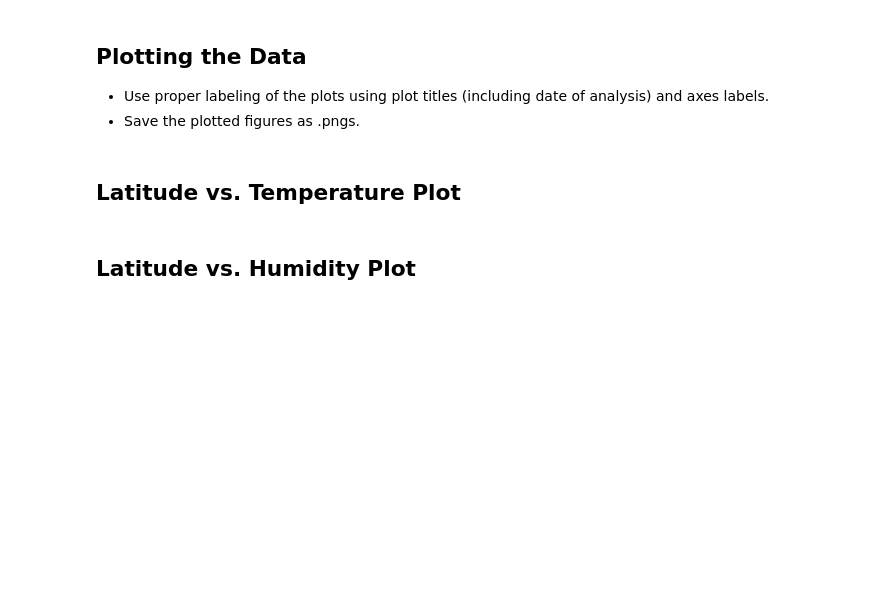
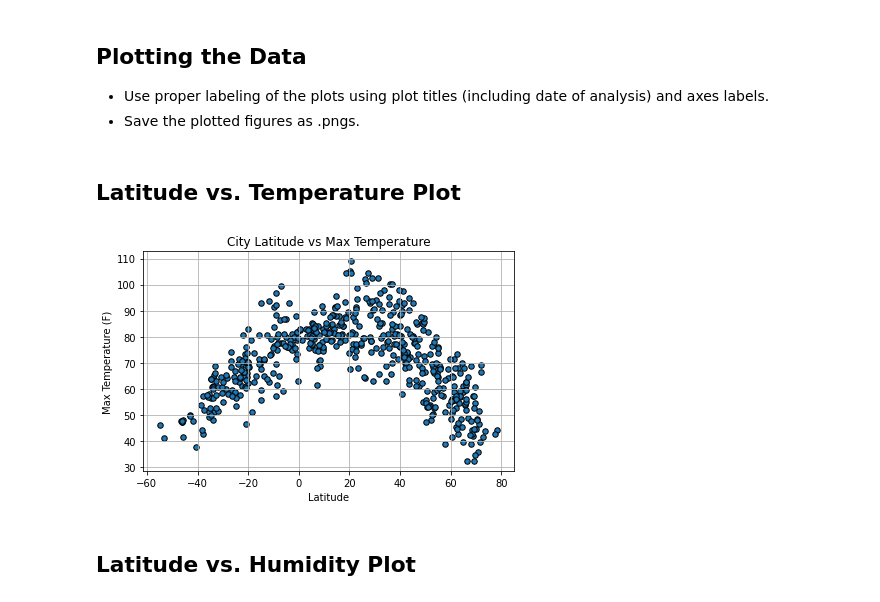
Before and after one commit to Abzraja/python-api-challenge, a Jupyter notebook: WeatherPy/WeatherPy.ipynb, the cells around one changed output. Drawn from its saved outputs; the diff is of its cells as text; code cells hidden in the pictures; blank space fills up the shorter version.

Commit message:
completed scatter plots

```diff
--- a/WeatherPy/WeatherPy.ipynb
+++ b/WeatherPy/WeatherPy.ipynb
@@ -174,5 +176,15 @@ Skip this step if there are no cities that have humidity > 100%.
 * Save the plotted figures as .pngs.
 # %% [markdown]
 ## Latitude vs. Temperature Plot
+# %%
+renamed_df.plot(kind="scatter", x="Lat", y="Max Temp", edgecolor="black", s=30)
+plt.title("City Latitude vs Max Temperature")
+plt.xlabel("Latitude")
+plt.ylabel("Max Temperature (F)")
+plt.grid()
+plt.tight_layout()
+plt.show()
+# %% [output]
+[figure, added]
 # %% [markdown]
 ## Latitude vs. Humidity Plot
```
Also changed, not shown: parts of 4 cells of this notebook.
